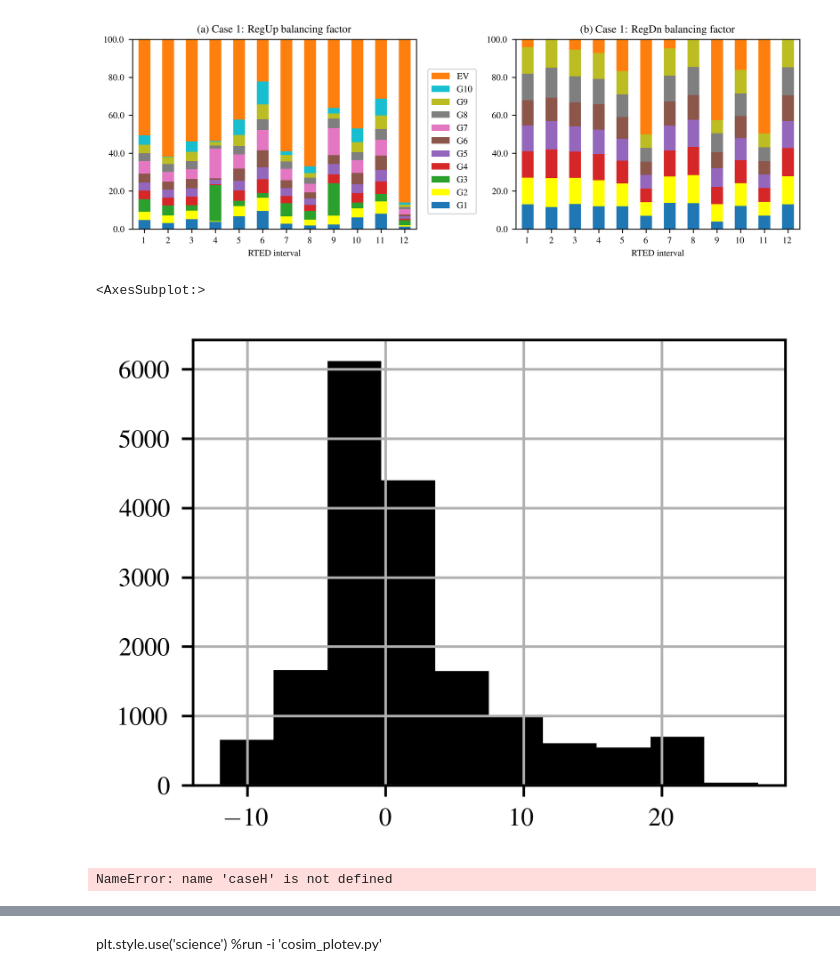
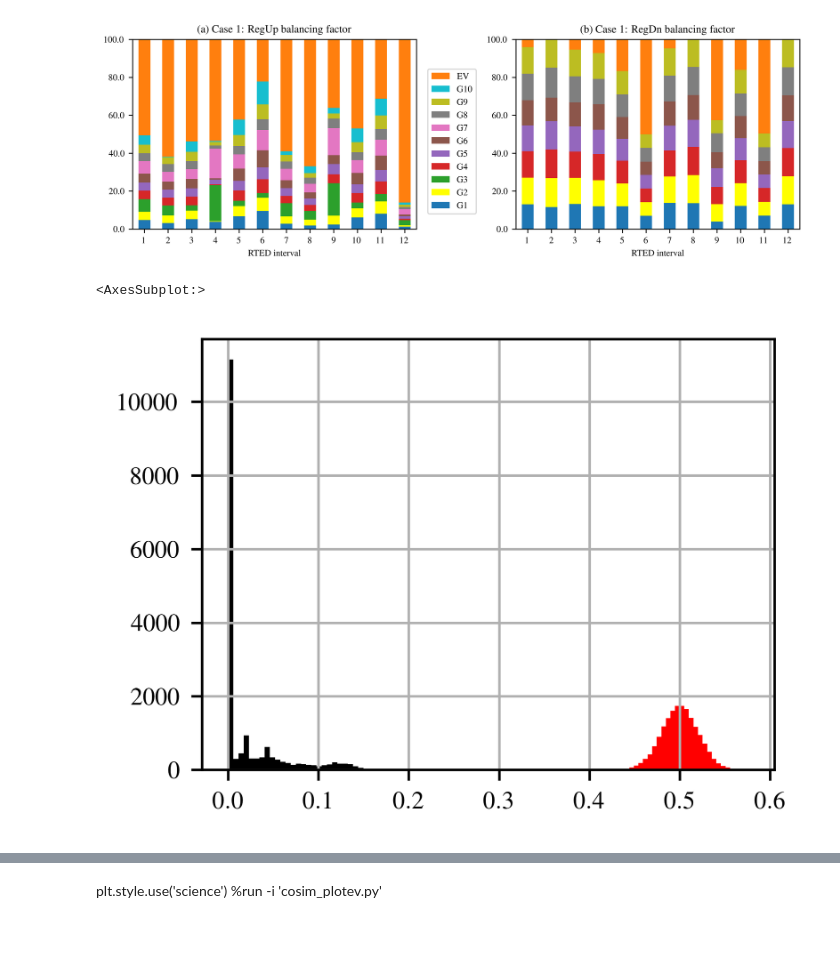
Before and after one commit to jinningwang/andes, a Jupyter notebook: jwang/notes/cosim_ev_F2_ict.ipynb, the cells around one changed output, grey strips where cells are left out. Cells and saved outputs as stored; diff of their text form; code cells hidden in the pictures; blank space fills up the shorter version.

```diff
--- a/jwang/notes/cosim_ev_F2_ict.ipynb
+++ b/jwang/notes/cosim_ev_F2_ict.ipynb
@@ -237,15 +237,14 @@ findfont: Generic family 'serif' not found because none of the following familie
 [figure]
 [figure]
 # %%
-dna = sse.ev["na"] - sse.ev["na0"]
-dna.hist()
+# dna = sse.ev["na"] - sse.ev["na0"]
+# dna.hist()
-# %% [output]
-<AxesSubplot:>
-[figure, removed]
 # %%
 sse.ict2()
-sse.ev.ict.hist(bins=30)
+sse.ev['ict'].hist(bins=30)
+sse.ev['tt'].hist(bins=30)
 # %% [output]
-NameError: name 'caseH' is not defined
+<AxesSubplot:>
+[figure, added]
 # %%
 sse.ev["lc"].sum()
```
Also changed, not shown: parts of 6 cells of this notebook, 17 other files.
